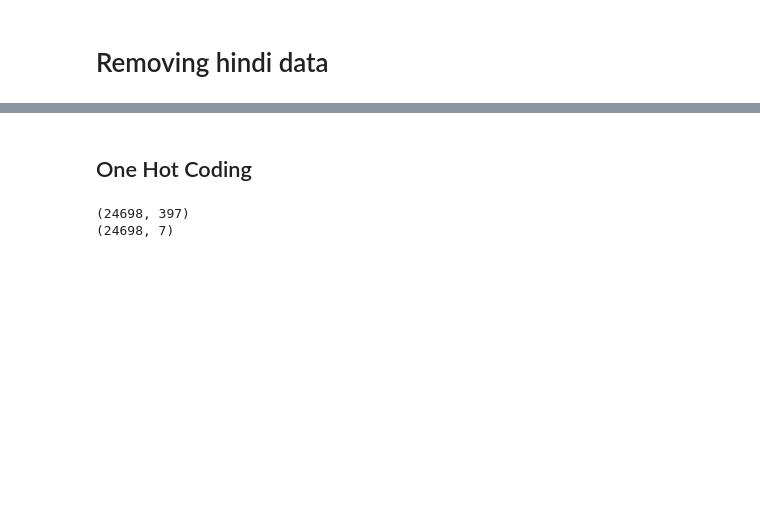
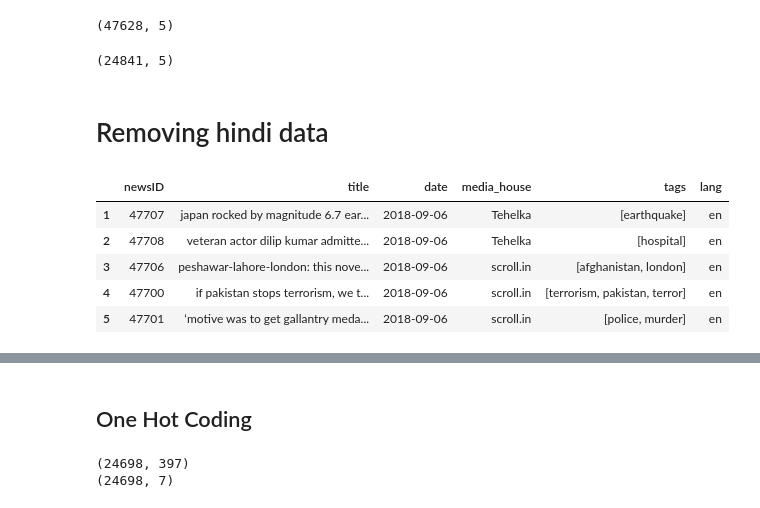
Before and after one commit to Abhijeet-Katiyar/NLP, a Jupyter notebook: Task1.ipynb, the cells around one changed output, grey strips where cells are left out. Drawn from its saved outputs; the diff is of its cells as text; code cells hidden in the pictures; blank space fills up the shorter version.

```diff
--- a/Task1.ipynb
+++ b/Task1.ipynb
@@ -10,3 +19,11 @@ Tags=pd.read_csv("/home/ghost/Jupyter notebook/NLP project/tag_list.csv")
+# %%
+df.shape
+# %% [output]
+(47628, 5)
 # %%
 df.dropna(inplace=True)
+# %%
+df.shape
+# %% [output]
+(24841, 5)
 # %%
@@ -39,6 +58,15 @@ for i in range(len(tags)):
 tg=[[j.lower() for j in i] for i in tg]                    #converting tags in lowercase
 # %%
 df['tags']=tg
+# %%
+df.head()
+# %% [output]
+|  | newsID | title | date | media_house | tags | lang |
+| 1 | 47707 | japan rocked by magnitude 6.7 ear... | 2018-09-06 | Tehelka | [earthquake] | en |
+| 2 | 47708 | veteran actor dilip kumar admitte... | 2018-09-06 | Tehelka | [hospital] | en |
+| 3 | 47706 | peshawar-lahore-london: this nove... | 2018-09-06 | scroll.in | [afghanistan, london] | en |
+| 4 | 47700 | if pakistan stops terrorism, we t... | 2018-09-06 | scroll.in | [terrorism, pakistan, terror] | en |
+| 5 | 47701 | ‘motive was to get gallantry meda... | 2018-09-06 | scroll.in | [police, murder] | en |
 # %%
 #split sentence by space
 tokenizer = RegexpTokenizer(r'\w+')
```
Also changed, not shown: parts of 13 cells of this notebook.
